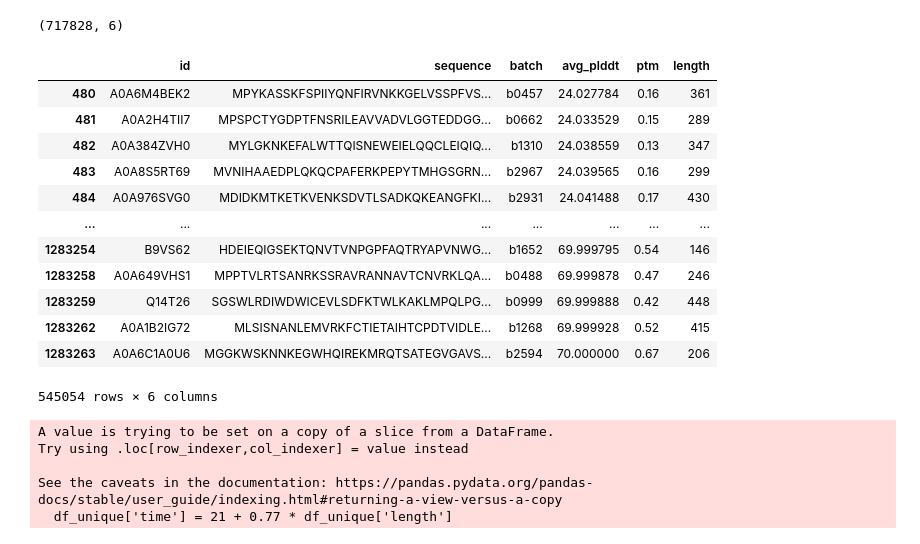
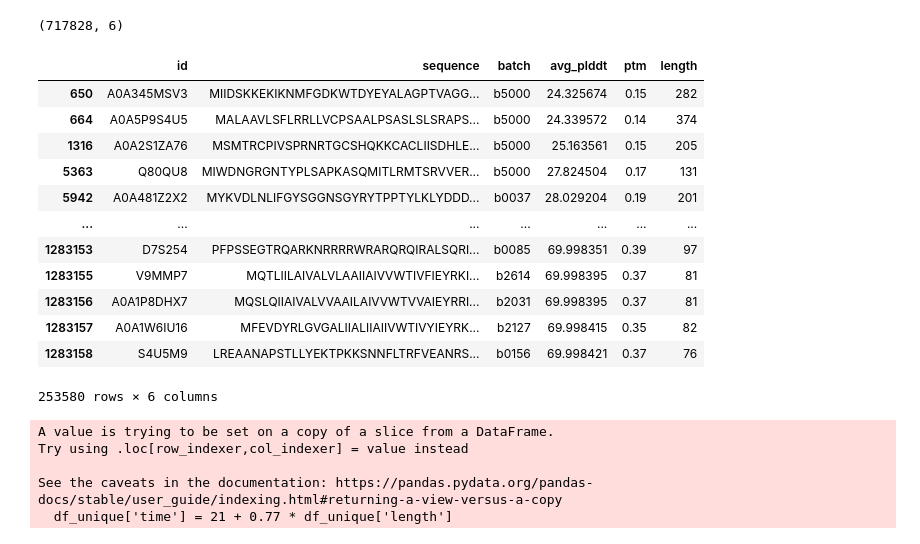
Before and after one commit to pimenol/ProteinTTT, a Jupyter notebook: notebooks/Analysis.ipynb, the cells around one changed output. Saved outputs shown, nothing was run; the diff lists cells and outputs as text; code cells hidden in the pictures.

```diff
--- a/notebooks/Analysis.ipynb
+++ b/notebooks/Analysis.ipynb
@@ -27,19 +35,20 @@ df[~df['id'].isin(summary.id)].to_csv("/scratch/project/open-35-8/pimenol1/Prote
 # %%
-df[~df['id'].isin(summary.id)]
+# df = df[~df['id'].isin(summary.id)]
+df
 # %% [output]
 |  | id | sequence | batch | avg_plddt | ptm | length |
-| 480 | A0A6M4BEK2 | MPYKASSKFSPIIYQNFIRVNKKGELVSSPFVS... | b0457 | 24.027784 | 0.16 | 361 |
-| 481 | A0A2H4TII7 | MPSPCTYGDPTFNSRILEAVVADVLGGTEDDGG... | b0662 | 24.033529 | 0.15 | 289 |
-| 482 | A0A384ZVH0 | MYLGKNKEFALWTTQISNEWEIELQQCLEIQIQ... | b1310 | 24.038559 | 0.13 | 347 |
-| 483 | A0A8S5RT69 | MVNIHAAEDPLQKQCPAFERKPEPYTMHGSGRN... | b2967 | 24.039565 | 0.16 | 299 |
-| 484 | A0A976SVG0 | MDIDKMTKETKVENKSDVTLSADKQKEANGFKI... | b2931 | 24.041488 | 0.17 | 430 |
+| 650 | A0A345MSV3 | MIIDSKKEKIKNMFGDKWTDYEYALAGPTVAGG... | b5000 | 24.325674 | 0.15 | 282 |
+| 664 | A0A5P9S4U5 | MALAAVLSFLRRLLVCPSAALPSASLSLSRAPS... | b5000 | 24.339572 | 0.14 | 374 |
+| 1316 | A0A2S1ZA76 | MSMTRCPIVSPRNRTGCSHQKKCACLIISDHLE... | b5000 | 25.163561 | 0.15 | 205 |
+| 5363 | Q80QU8 | MIWDNGRGNTYPLSAPKASQMITLRMTSRVVER... | b5000 | 27.824504 | 0.17 | 131 |
+| 5942 | A0A481Z2X2 | MYKVDLNLIFGYSGGNSGYRYTPPTYLKLYDDD... | b0037 | 28.029204 | 0.19 | 201 |
 | ... | ... | ... | ... | ... | ... | ... |
-| 1283254 | B9VS62 | HDEIEQIGSEKTQNVTVNPGPFAQTRYAPVNWG... | b1652 | 69.999795 | 0.54 | 146 |
-| 1283258 | A0A649VHS1 | MPPTVLRTSANRKSSRAVRANNAVTCNVRKLQA... | b0488 | 69.999878 | 0.47 | 246 |
-| 1283259 | Q14T26 | SGSWLRDIWDWICEVLSDFKTWLKAKLMPQLPG... | b0999 | 69.999888 | 0.42 | 448 |
-| 1283262 | A0A1B2IG72 | MLSISNANLEMVRKFCTIETAIHTCPDTVIDLE... | b1268 | 69.999928 | 0.52 | 415 |
-| 1283263 | A0A6C1A0U6 | MGGKWSKNNKEGWHQIREKMRQTSATEGVGAVS... | b2594 | 70.000000 | 0.67 | 206 |
+| 1283153 | D7S254 | PFPSSEGTRQARKNRRRRWRARQRQIRALSQRI... | b0085 | 69.998351 | 0.39 | 97 |
+| 1283155 | V9MMP7 | MQTLIILAIVALVLAAIIAIVVWTIVFIEYRKI... | b2614 | 69.998395 | 0.37 | 81 |
+| 1283156 | A0A1P8DHX7 | MQSLQIIAIVALVVAAILAIVVWTVVAIEYRRI... | b2031 | 69.998395 | 0.37 | 81 |
+| 1283157 | A0A1W6IU16 | MFEVDYRLGVGALIIALIIAIIVWTIVYIEYRK... | b2127 | 69.998415 | 0.35 | 82 |
+| 1283158 | S4U5M9 | LREAANAPSTLLYEKTPKKSNNFLTRFVEANRS... | b0156 | 69.998421 | 0.37 | 76 |
-545054 rows × 6 columns
+253580 rows × 6 columns
 # %%
 # df['time'] = 114 - 0.36 * df['length'] + 1.83e-3 * df['length'] ** 2
 df_unique['time'] = 21 + 0.77 * df_unique['length']
```
Also changed, not shown: parts of 9 cells of this notebook.
